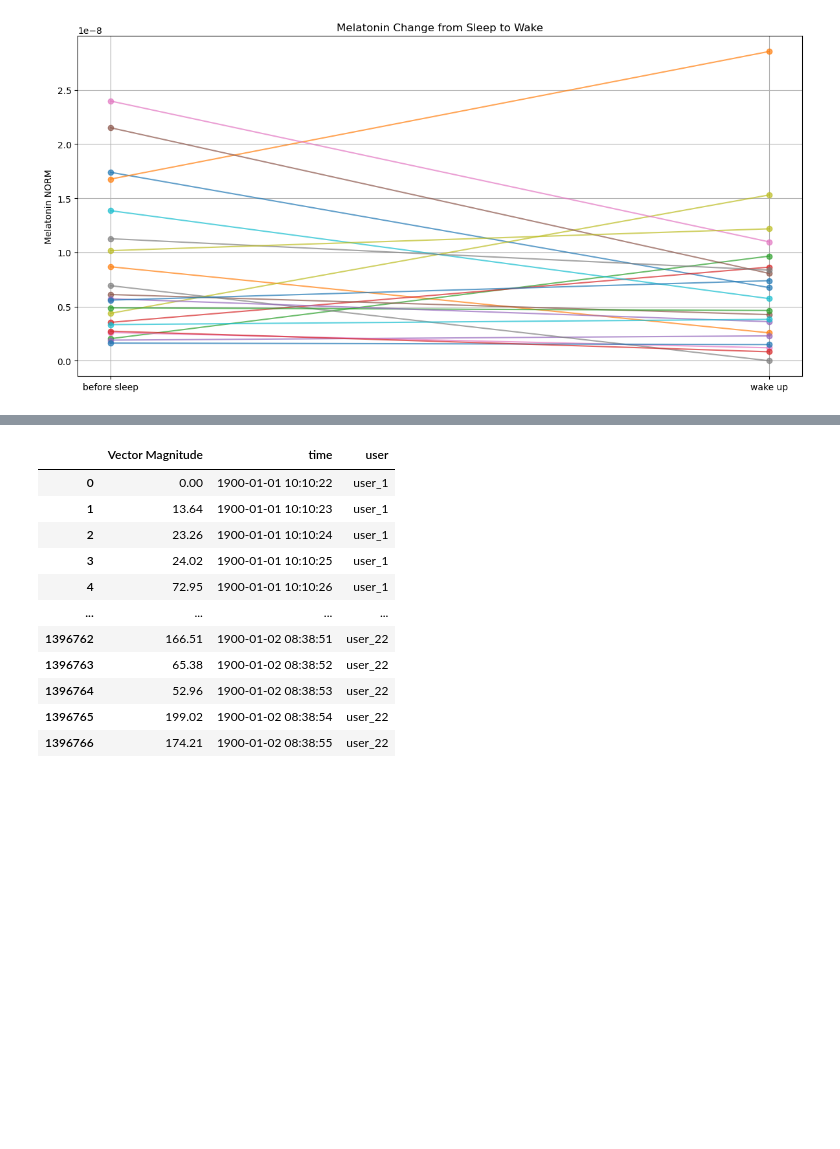
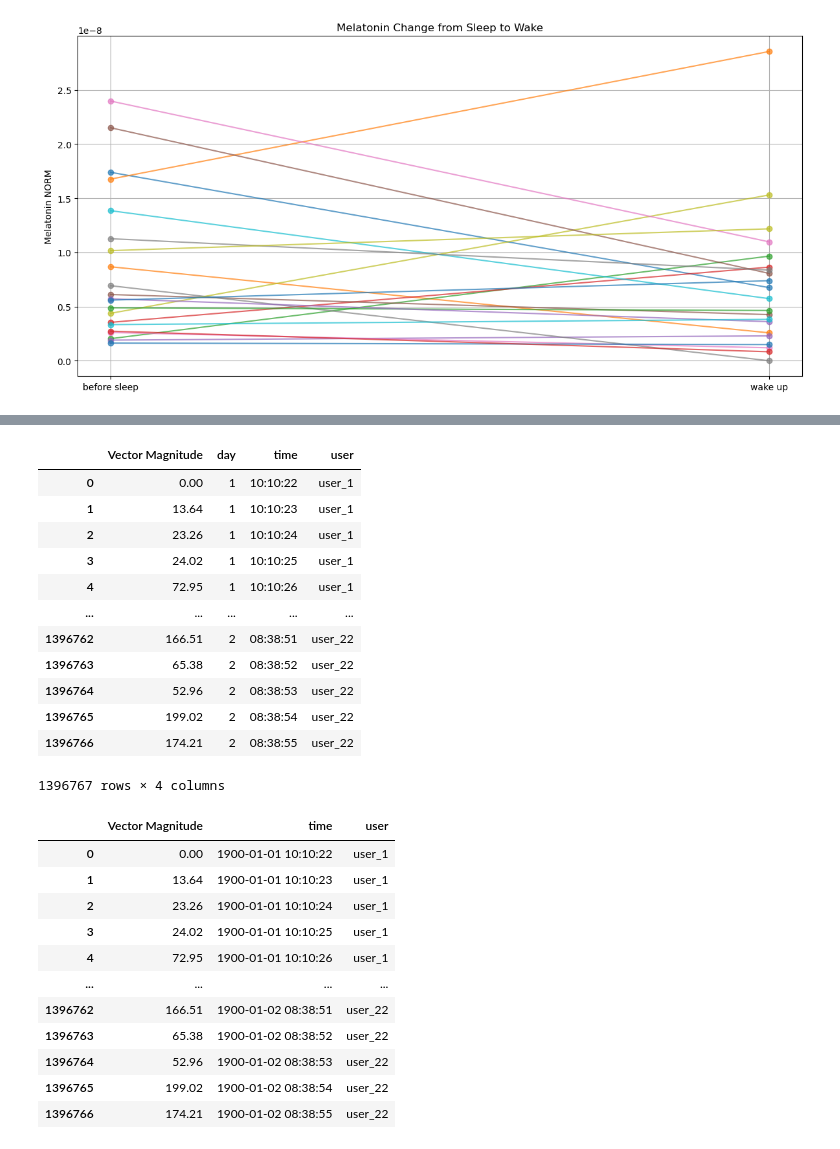
Before and after one commit to BryanZhang938/DayInMyLife, a Jupyter notebook: sleep_EDA.ipynb, the cells around one changed output, grey strips where cells are left out. Drawn from its saved outputs; the diff is of its cells as text; code cells hidden in the pictures; blank space fills up the shorter version.

```diff
--- a/sleep_EDA.ipynb
+++ b/sleep_EDA.ipynb
@@ -249 +269,18 @@ warnings.filterwarnings('ignore')
+# %%
+acc = pd.read_csv('assets/cleaned_data/all_actigraph.csv')[['Vector Magnitude', 'day', 'time', 'user']]
+acc
+# %% [output]
+|  | Vector Magnitude | day | time | user |
+| 0 | 0.00 | 1 | 10:10:22 | user_1 |
+| 1 | 13.64 | 1 | 10:10:23 | user_1 |
+| 2 | 23.26 | 1 | 10:10:24 | user_1 |
+| 3 | 24.02 | 1 | 10:10:25 | user_1 |
+| 4 | 72.95 | 1 | 10:10:26 | user_1 |
+| ... | ... | ... | ... | ... |
+| 1396762 | 166.51 | 2 | 08:38:51 | user_22 |
+| 1396763 | 65.38 | 2 | 08:38:52 | user_22 |
+| 1396764 | 52.96 | 2 | 08:38:53 | user_22 |
+| 1396765 | 199.02 | 2 | 08:38:54 | user_22 |
+| 1396766 | 174.21 | 2 | 08:38:55 | user_22 |
+1396767 rows × 4 columns
 # %%
```
Also changed, not shown: parts of 5 cells of this notebook, 5 other files.
